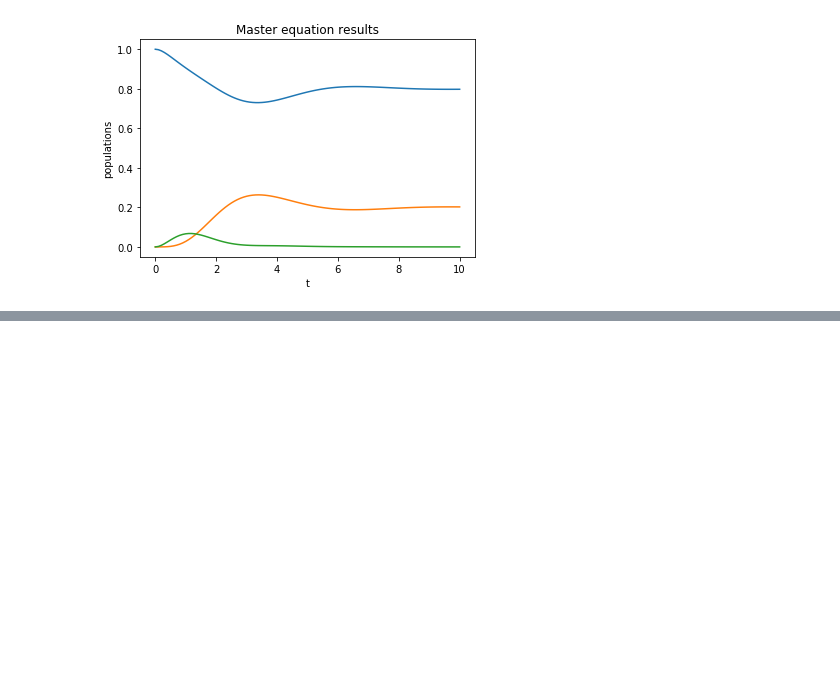
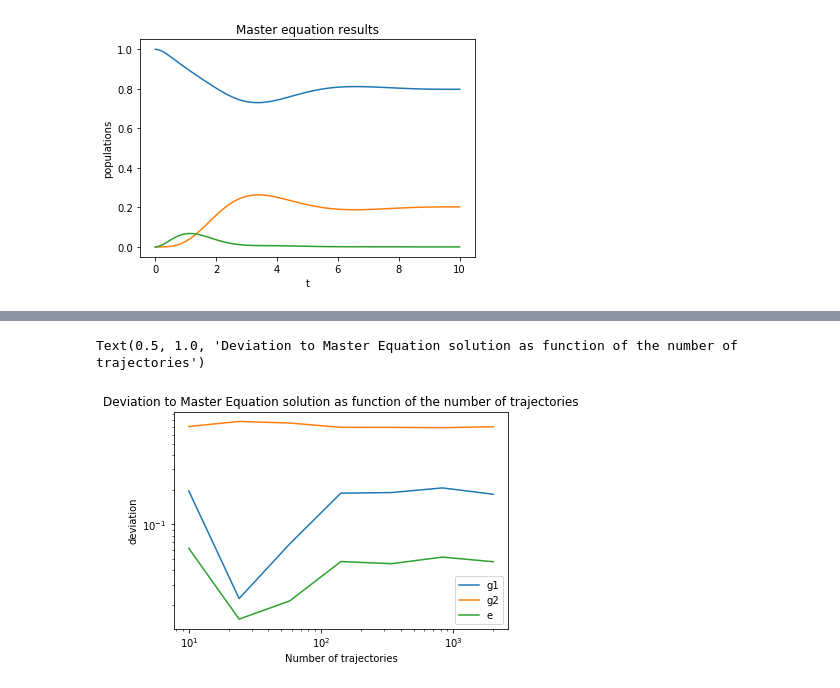
Before and after one commit to ml4cdeca/ComputationalQuantumDynamics, a Jupyter notebook: blatt10/exercise10.ipynb, the cells around one changed output, grey strips where cells are left out. Drawn from its saved outputs; the diff is of its cells as text; code cells hidden in the pictures; blank space fills up the shorter version.

```diff
--- a/blatt10/exercise10.ipynb
+++ b/blatt10/exercise10.ipynb
@@ -256,0 +250,19 @@ print(results)
+# %%
+#now the deviation as function of the trajectory number
+def deviationNRange(start,end,N,dt):
+    '''
+    start: #of trajectories at the start
+    end: #of trajectories at the end
+    N: #of trajectories
+    dt: Time step
+    '''
+    Ns=np.logspace(np.log10(start),np.log10(end),N,dtype=int)
+    deviation=[]
+    Hamilton=buildH(omeP,omeC,DeltaC,DeltaP)
+    jumpops=jump_op(gammaP,gammaC,gammaG)
+    for n in Ns:
+        deviation.append(deviationFixedStep(dt,n,Hamilton,jumpops,10))
+        print('Comleted %i trajectories'%n,end='\r')
+    return Ns,np.array(deviation)
+# %%
+NSpace,deviation=deviationNRange(10,2000,7,.1)
@@ -256,0 +277,9 @@ print(results)
+# %%
+lines=plt.loglog(NSpace,deviation)
+plt.legend(lines,['g1','g2','e'])
+plt.xlabel('Number of trajectories')
+plt.ylabel('deviation')
+plt.title('Deviation to Master Equation solution as function of the number of trajectories')
+# %% [output]
+Text(0.5, 1.0, 'Deviation to Master Equation solution as function of the number of trajectories')
+[figure, added]
```
Also changed, not shown: parts of 10 cells of this notebook.
